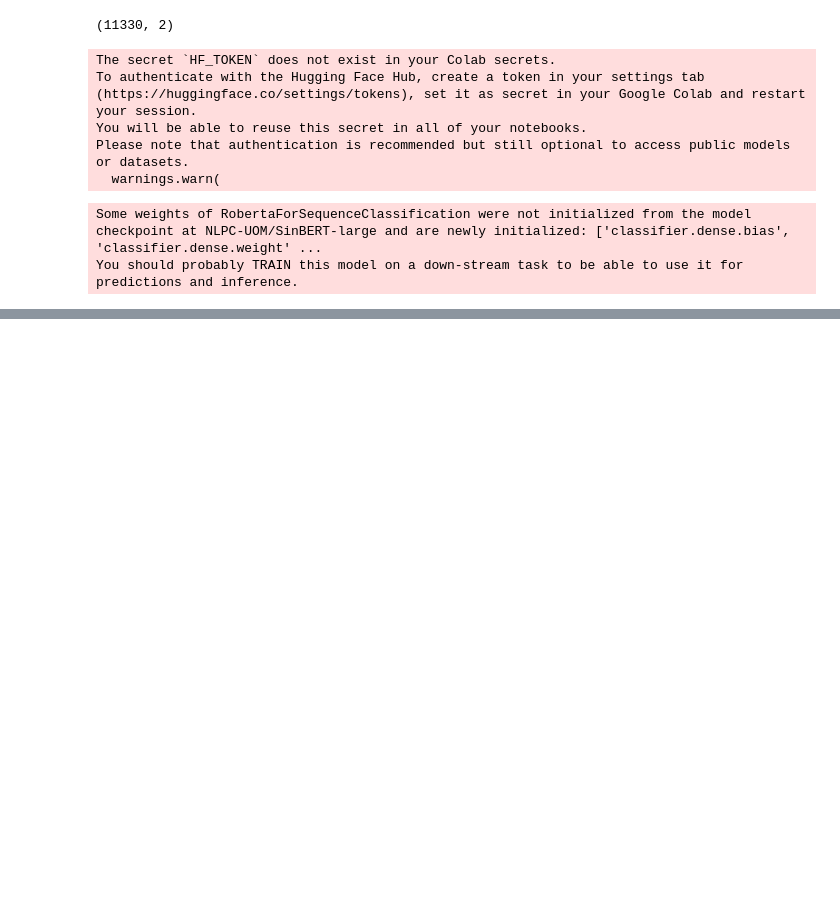
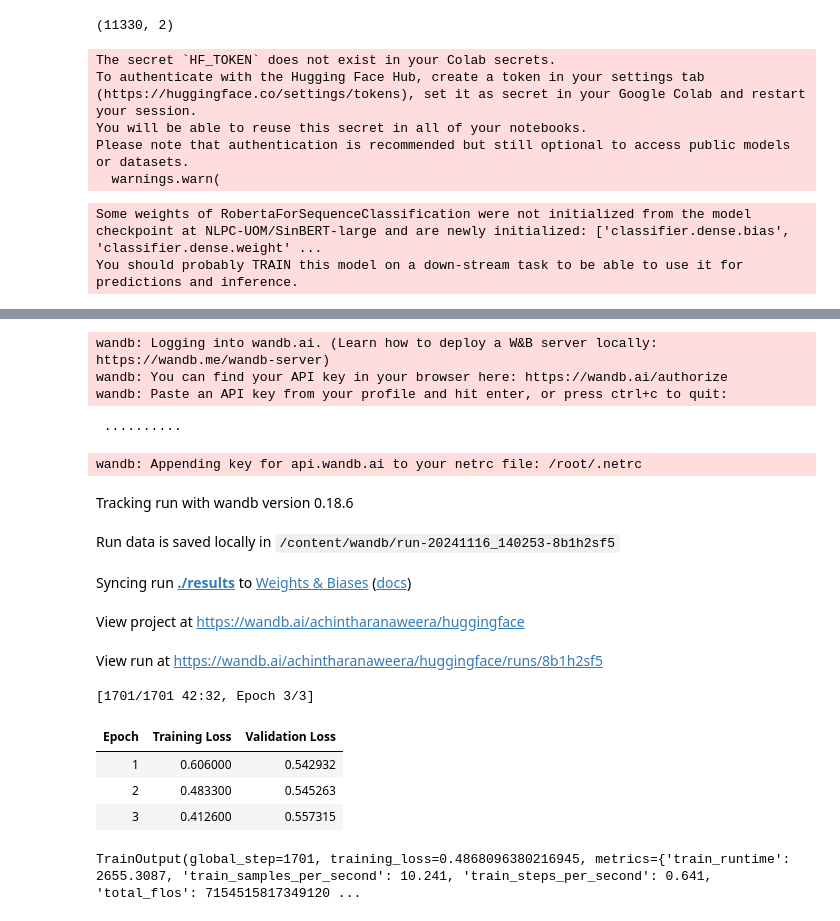
Before and after one commit to tharindudecosta/24-25J-144-Fake_news_detection_BE, a Jupyter notebook: ColabNoteBook/IT21252754/sinhala_fake_news_detection.ipynb, the cells around one changed output, grey strips where cells are left out. Cells and saved outputs as stored; diff of their text form; code cells hidden in the pictures; blank space fills up the shorter version.

Commit message:
Train, evaluate, and save the model

```diff
--- a/ColabNoteBook/IT21252754/sinhala_fake_news_detection.ipynb
+++ b/ColabNoteBook/IT21252754/sinhala_fake_news_detection.ipynb
@@ -135,3 +135,48 @@ train_texts, val_texts, train_labels, val_labels = train_test_split(
 # %%
 train_encodings = tokenizer(list(train_texts), truncation=True, padding=True, max_length=512, return_tensors="pt")
 val_encodings = tokenizer(list(val_texts), truncation=True, padding=True, max_length=512, return_tensors="pt")
+# %%
+import torch
+
+class NewsDataset(torch.utils.data.Dataset):
+    def __init__(self, encodings, labels):
+        self.encodings = encodings
+        self.labels = labels
+
+    def __len__(self):
+        return len(self.labels)
+
+    def __getitem__(self, idx):
+        return {
+            "input_ids": self.encodings["input_ids"][idx],
+            "attention_mask": self.encodings["attention_mask"][idx],
+            "labels": torch.tensor(self.labels[idx], dtype=torch.long)
+        }
+
+# Create datasets
+train_dataset = NewsDataset(train_encodings, train_labels.tolist())
+val_dataset = NewsDataset(val_encodings, val_labels.tolist())
+# %%
+from transformers import Trainer, TrainingArguments
+
+training_args = TrainingArguments(
+    output_dir="./results",
+    evaluation_strategy="epoch",
+    learning_rate=2e-5,
+    per_device_train_batch_size=16,
+    per_device_eval_batch_size=16,
+    num_train_epochs=3,
+    weight_decay=0.01,
+    logging_dir="./logs",
+    save_strategy="epoch",
+)
+
+trainer = Trainer(
+    model=model,
+    args=training_args,
+    train_dataset=train_dataset,
+    eval_dataset=val_dataset,
+)
+
+trainer.train()
+# %% [output]
@@ -137,0 +186,16 @@ val_encodings = tokenizer(list(val_texts), truncation=True, padding=True, max_le
+wandb: Logging into wandb.ai. (Learn how to deploy a W&B server locally: https://wandb.me/wandb-server)
+wandb: You can find your API key in your browser here: https://wandb.ai/authorize
+wandb: Paste an API key from your profile and hit enter, or press ctrl+c to quit:
+ ··········
+wandb: Appending key for api.wandb.ai to your netrc file: /root/.netrc
+Tracking run with wandb version 0.18.6
+Run data is saved locally in /content/wandb/run-20241116_140253-8b1h2sf5
+Syncing run ./results to Weights & Biases (docs)
+View project at https://wandb.ai/achintharanaweera/huggingface
+View run at https://wandb.ai/achintharanaweera/huggingface/runs/8b1h2sf5
+[1701/1701 42:32, Epoch 3/3]
+| Epoch | Training Loss | Validation Loss |
+| 1 | 0.606000 | 0.542932 |
+| 2 | 0.483300 | 0.545263 |
+| 3 | 0.412600 | 0.557315 |
+TrainOutput(global_step=1701, training_loss=0.4868096380216945, metrics={'train_runtime': 2655.3087, 'train_samples_per_second': 10.241, 'train_steps_per_second': 0.641, 'total_flos': 7154515817349120 ...
```
Also changed, not shown: parts of 3 cells of this notebook.
